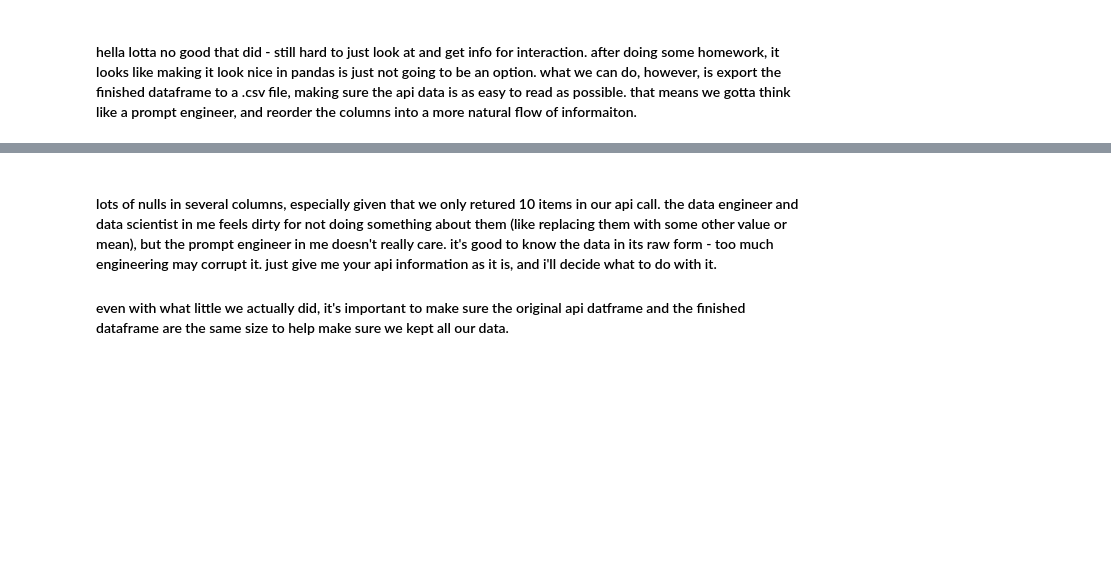
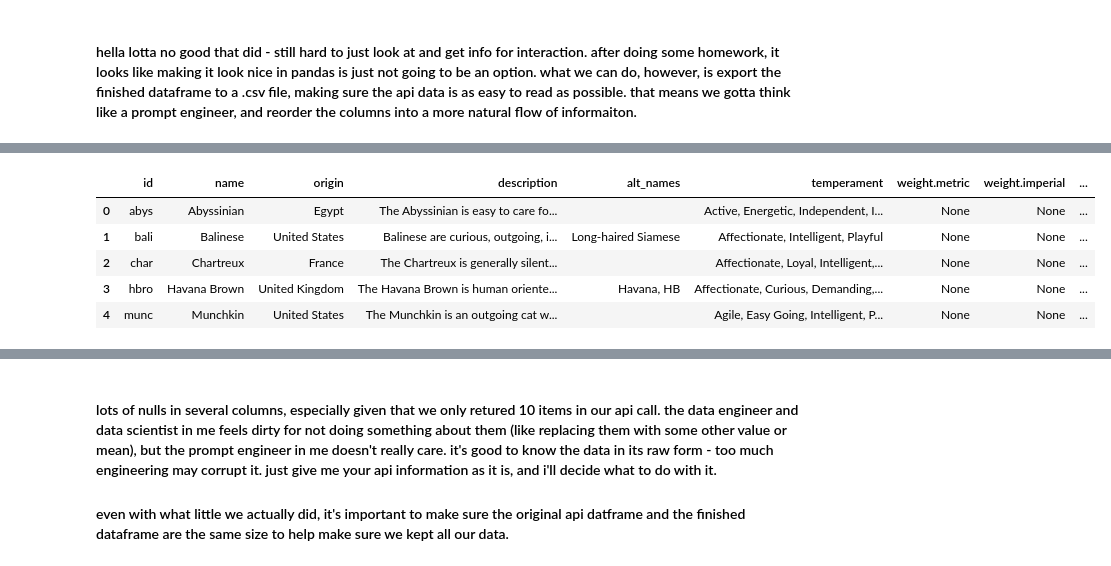
Before and after one commit to npj210mlk/new_api_tutorial, a Jupyter notebook: cat_chat.ipynb, the cells around one changed output, grey strips where cells are left out. Drawn from its saved outputs; the diff is of its cells as text; code cells hidden in the pictures; blank space fills up the shorter version.

```diff
--- a/cat_chat.ipynb
+++ b/cat_chat.ipynb
@@ -214,3 +274,34 @@ unified_df2.head()
+# %%
+# NOW we can structure the columns for easier reading:
+# (using mac's 'notes' app to keep track of columns and make sure nothing gets left out.)
+# also, using "id" as first column to facilitate indexing
+
+preferred_order = ["id", "name", "origin", "description", "alt_names", "temperament",
+                   "weight.metric", "weight.imperial", "intelligence", "child_friendly", "dog_friendly",
+                   "cat_friendly", "stranger_friendly", "energy_level","affection_level", "adaptability",
+                   "indoor", "grooming", "hypoallergenic", "shedding_level", "life_span", "health_issues",
+                   "social_needs", "vocalisation", "lap", "natural", "experimental", "rare", "hairless",
+                   "short_legs", "suppressed_tail", "bidability", "rex", "vcahospitals_url", "vetstreet_url",
+                   "cfa_url", "wikipedia_url", "image_url", "image_id", "reference_image_id",
+                   "country_code", "country_codes"
+                  ]
+
+# for loop to handle preferred_order columns that may not be in the call response
+for column in preferred_order:
+    if column not in api_df2.columns:
+        api_df2[column] = np.nan # for numerical analysis
+
+unified_df2 = api_df2[preferred_order]
+
+#see if it worked:
+unified_df2.head()
+# %% [output]
+|  | id | name | origin | description | alt_names | temperament | weight.metric | weight.imperial | ... |
+| 0 | abys | Abyssinian | Egypt | The Abyssinian is easy to care fo... |  | Active, Energetic, Independent, I... | None | None | ... |
+| 1 | bali | Balinese | United States | Balinese are curious, outgoing, i... | Long-haired Siamese | Affectionate, Intelligent, Playful | None | None | ... |
+| 2 | char | Chartreux | France | The Chartreux is generally silent... |  | Affectionate, Loyal, Intelligent,... | None | None | ... |
+| 3 | hbro | Havana Brown | United Kingdom | The Havana Brown is human oriente... | Havana, HB | Affectionate, Curious, Demanding,... | None | None | ... |
+| 4 | munc | Munchkin | United States | The Munchkin is an outgoing cat w... |  | Agile, Easy Going, Intelligent, P... | None | None | ... |
 # %%
 # nan check
 print(unified_df2.isnull().sum())
```
Also changed, not shown: parts of 20 cells of this notebook, 9 other files.
